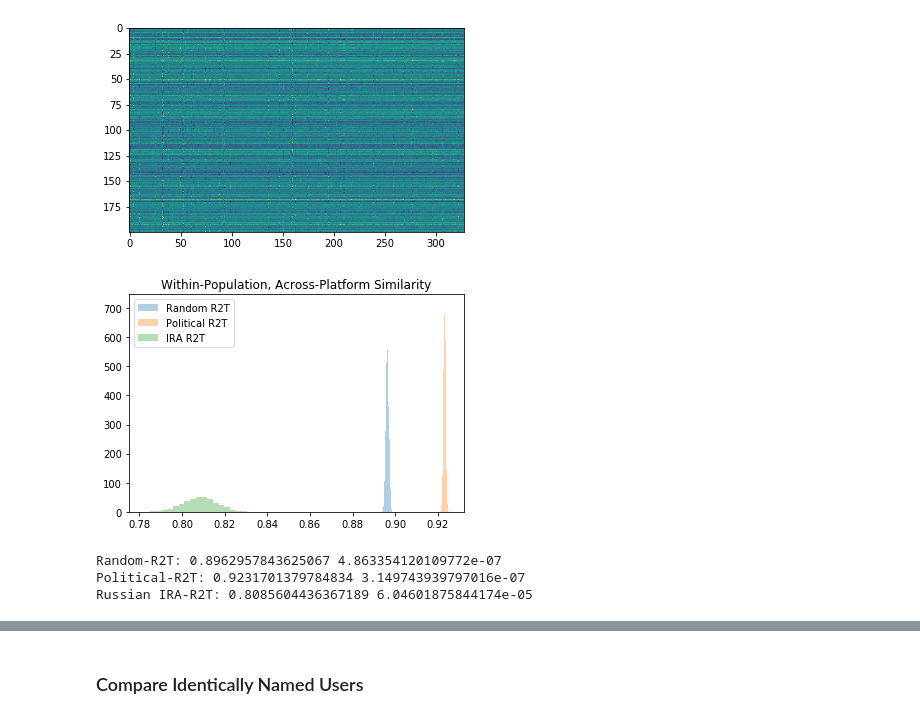
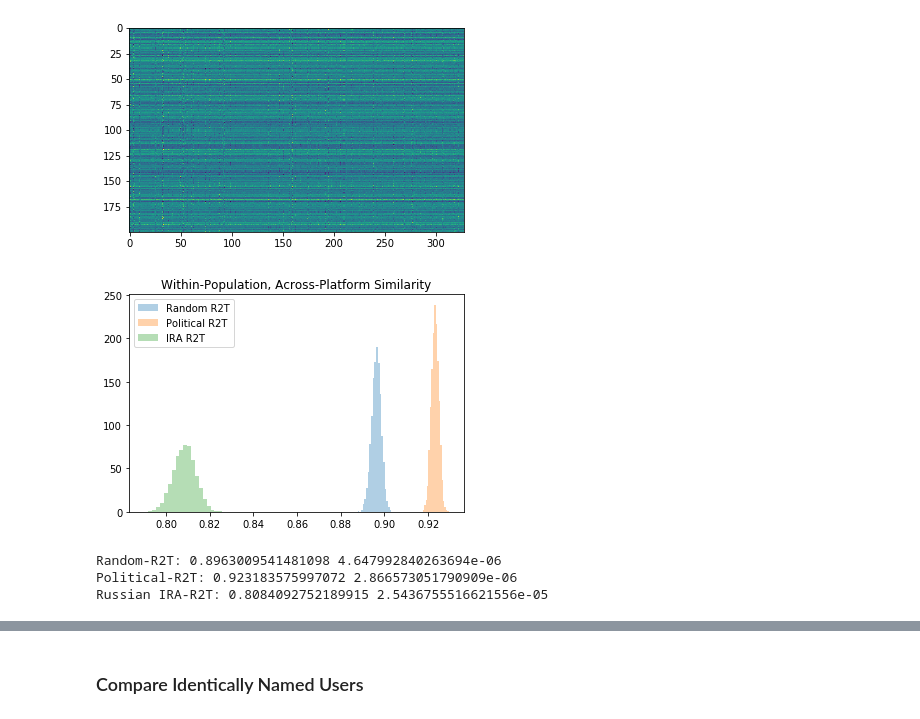
Before and after one commit to cbuntain/social-x-coor, a Jupyter notebook: notebooks/02a-PopulationTextComparison-Popular.ipynb, the cells around one changed output, grey strips where cells are left out. Drawn from its saved outputs; the diff is of its cells as text; code cells hidden in the pictures.

```diff
--- a/notebooks/02a-PopulationTextComparison-Popular.ipynb
+++ b/notebooks/02a-PopulationTextComparison-Popular.ipynb
@@ -102,3 +39,6 @@ bootstrap_count = 5000
+# %%
+sample_count = 1000
+bootstrap_count = 5000
 # %%
 twitter_links_df_rand = pd.read_csv("twitter_random_sample_user_means.csv")
 twitter_links_df_poli = pd.read_csv("twitter_political_sample_user_means.csv")
@@ -419,38 +419,52 @@ plt.show()
 # %%
 r2t_rand_sim = sklearn.metrics.pairwise.cosine_similarity(
     reddit_user_links_mat_rand, twitter_user_links_mat_rand)
 r2t_poli_sim = sklearn.metrics.pairwise.cosine_similarity(
     reddit_user_links_mat_poli, twitter_user_links_mat_poli)
 r2t_ira_sim = sklearn.metrics.pairwise.cosine_similarity(
     reddit_user_links_mat_ira, twitter_user_links_mat_ira)
 
-# Collapse similarities down to get the mean similarity for each user on the left to all users on the right
-r2t_rand_sim_avg = np.mean(r2t_rand_sim, axis=1)
-r2t_poli_sim_avg = np.mean(r2t_poli_sim, axis=1)
-r2t_ira_sim_avg = np.mean(r2t_ira_sim, axis=1)
+r2t_rand_sim_flat = r2t_rand_sim.flatten()
+r2t_poli_sim_flat = r2t_poli_sim.flatten()
+r2t_ira_sim_flat = r2t_ira_sim.flatten()
 
 # Show similarity distribution within populations in this platform
-r2t_rand_sim_avg_bootstrap = [sklearn.utils.resample(r2t_rand_sim_avg, replace=True, n_samples=r2t_rand_sim_avg.shape[0]).mean() for i in range(bootstrap_count)]
-r2t_poli_sim_avg_bootstrap = [sklearn.utils.resample(r2t_poli_sim_avg, replace=True, n_samples=r2t_poli_sim_avg.shape[0]).mean() for i in range(bootstrap_count)]
-r2t_ira_sim_avg_bootstrap = [sklearn.utils.resample(r2t_ira_sim_avg, replace=True, n_samples=r2t_ira_sim_avg.shape[0]).mean() for i in range(bootstrap_count)]
+r2t_rand_sim_avg_bootstrap = [
+    sklearn.utils.resample(
+        r2t_rand_sim_flat, replace=True, n_samples=sample_count
+    ).mean()
+    for i in range(bootstrap_count)
+]
+r2t_poli_sim_avg_bootstrap = [
+    sklearn.utils.resample(
+        r2t_poli_sim_flat, replace=True, n_samples=sample_count
+    ).mean()
+    for i in range(bootstrap_count)
+]
+r2t_ira_sim_avg_bootstrap = [
+    sklearn.utils.resample(
+        r2t_ira_sim_flat, replace=True, n_samples=sample_count
+    ).mean()
+    for i in range(bootstrap_count)
+]
 
 plt.hist(r2t_rand_sim_avg_bootstrap, bins=20, density=True, alpha=0.35, label="Random R2T")
 plt.hist(r2t_poli_sim_avg_bootstrap, bins=20, density=True, alpha=0.35, label="Political R2T")
 plt.hist(r2t_ira_sim_avg_bootstrap, bins=20, density=True, alpha=0.35, label="IRA R2T")
 
 plt.title("Within-Population, Across-Platform Similarity")
 plt.legend()
 plt.show()
 # %% [output]
-[figure, old version]
+[figure, new version]
 # %%
 print("Random-R2T:", np.array(r2t_rand_sim_avg_bootstrap).mean(), np.array(r2t_rand_sim_avg_bootstrap).var())
 print("Political-R2T:", np.array(r2t_poli_sim_avg_bootstrap).mean(), np.array(r2t_poli_sim_avg_bootstrap).var())
 print("Russian IRA-R2T:", np.array(r2t_ira_sim_avg_bootstrap).mean(), np.array(r2t_ira_sim_avg_bootstrap).var())
 # %% [output]
-Random-R2T: 0.8962957843625067 4.863354120109772e-07
-Political-R2T: 0.9231701379784834 3.149743939797016e-07
-Russian IRA-R2T: 0.8085604436367189 6.04601875844174e-05
+Random-R2T: 0.8963009541481098 4.647992840263694e-06
+Political-R2T: 0.923183575997072 2.866573051790909e-06
+Russian IRA-R2T: 0.8084092752189915 2.5436755516621556e-05
 # %%
 print("Russian IRA-R2T:", np.array(r2t_ira_sim_avg_bootstrap).mean(), np.array(r2t_ira_sim_avg_bootstrap).var())
 print("Russian IRA-RRandom:", np.array(r2r_ira_rand_sim_avg_bootstrap).mean(), np.array(r2r_ira_rand_sim_avg_bootstrap).var())
```
Also changed, not shown: parts of 25 cells of this notebook, 3 other files.
